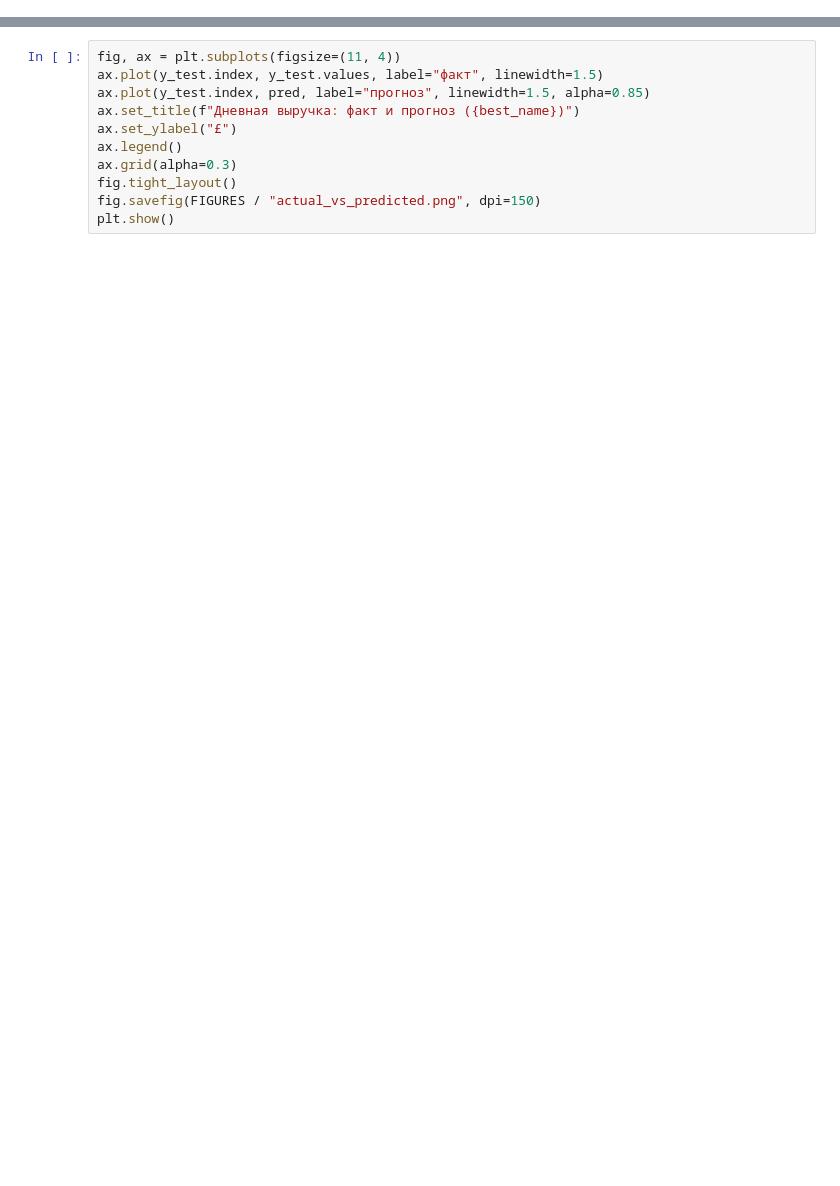
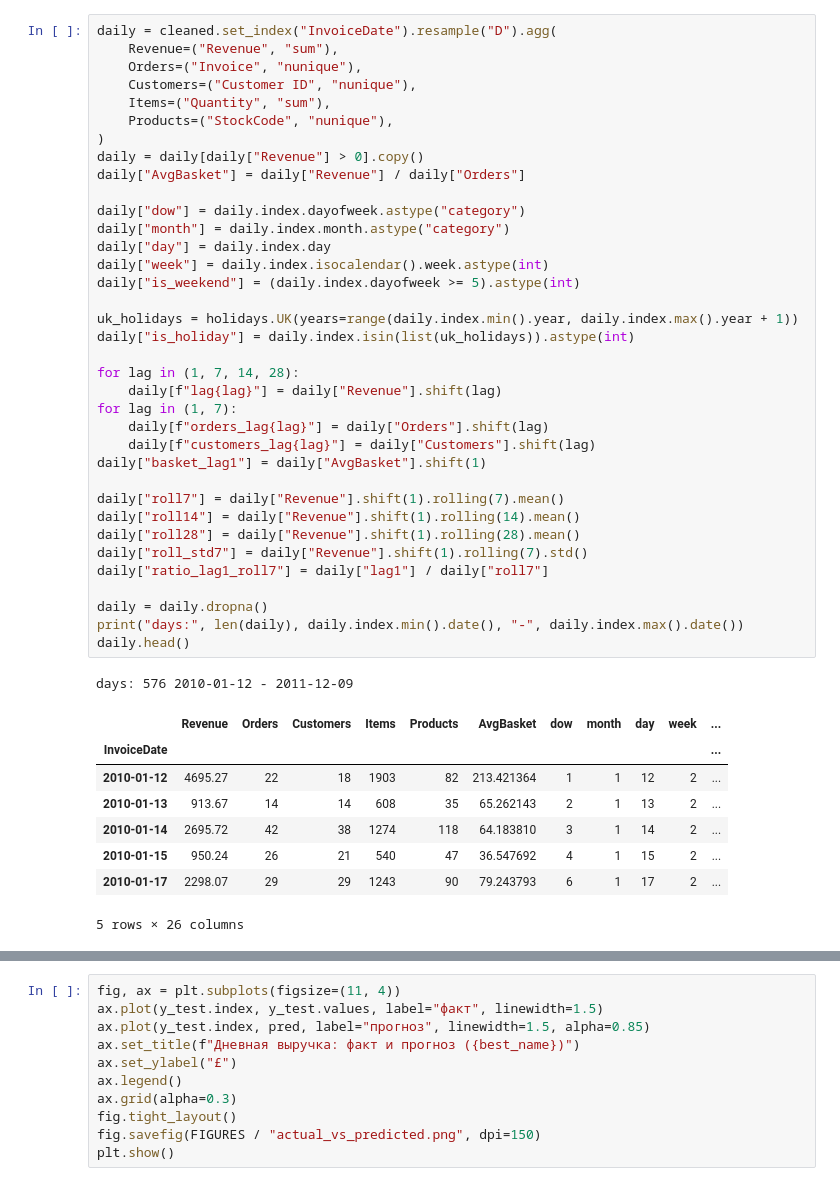
Before and after one commit to gor802018-code/retail-revenue-forecast, a Jupyter notebook: notebooks/01_eda_model.ipynb, the cells around one changed output, grey strips where cells are left out. Saved outputs shown, nothing was run; the diff lists cells and outputs as text; blank space fills up the shorter version.

```diff
--- a/notebooks/01_eda_model.ipynb
+++ b/notebooks/01_eda_model.ipynb
@@ -348,0 +129,46 @@ saved: D:\ML\Projects\kwork\eda_model\models\pipeline.pkl
+# %%
+daily = cleaned.set_index("InvoiceDate").resample("D").agg(
+    Revenue=("Revenue", "sum"),
+    Orders=("Invoice", "nunique"),
+    Customers=("Customer ID", "nunique"),
+    Items=("Quantity", "sum"),
+    Products=("StockCode", "nunique"),
+)
+daily = daily[daily["Revenue"] > 0].copy()
+daily["AvgBasket"] = daily["Revenue"] / daily["Orders"]
+
+daily["dow"] = daily.index.dayofweek.astype("category")
+daily["month"] = daily.index.month.astype("category")
+daily["day"] = daily.index.day
+daily["week"] = daily.index.isocalendar().week.astype(int)
+daily["is_weekend"] = (daily.index.dayofweek >= 5).astype(int)
+
+uk_holidays = holidays.UK(years=range(daily.index.min().year, daily.index.max().year + 1))
+daily["is_holiday"] = daily.index.isin(list(uk_holidays)).astype(int)
+
+for lag in (1, 7, 14, 28):
+    daily[f"lag{lag}"] = daily["Revenue"].shift(lag)
+for lag in (1, 7):
+    daily[f"orders_lag{lag}"] = daily["Orders"].shift(lag)
+    daily[f"customers_lag{lag}"] = daily["Customers"].shift(lag)
+daily["basket_lag1"] = daily["AvgBasket"].shift(1)
+
+daily["roll7"] = daily["Revenue"].shift(1).rolling(7).mean()
+daily["roll14"] = daily["Revenue"].shift(1).rolling(14).mean()
+daily["roll28"] = daily["Revenue"].shift(1).rolling(28).mean()
+daily["roll_std7"] = daily["Revenue"].shift(1).rolling(7).std()
+daily["ratio_lag1_roll7"] = daily["lag1"] / daily["roll7"]
+
+daily = daily.dropna()
+print("days:", len(daily), daily.index.min().date(), "-", daily.index.max().date())
+daily.head()
+# %% [output]
+days: 576 2010-01-12 - 2011-12-09
+|  | Revenue | Orders | Customers | Items | Products | AvgBasket | dow | month | day | week | ... |
+| InvoiceDate |  |  |  |  |  |  |  |  |  |  | ... |
+| 2010-01-12 | 4695.27 | 22 | 18 | 1903 | 82 | 213.421364 | 1 | 1 | 12 | 2 | ... |
+| 2010-01-13 | 913.67 | 14 | 14 | 608 | 35 | 65.262143 | 2 | 1 | 13 | 2 | ... |
+| 2010-01-14 | 2695.72 | 42 | 38 | 1274 | 118 | 64.183810 | 3 | 1 | 14 | 2 | ... |
+| 2010-01-15 | 950.24 | 26 | 21 | 540 | 47 | 36.547692 | 4 | 1 | 15 | 2 | ... |
+| 2010-01-17 | 2298.07 | 29 | 29 | 1243 | 90 | 79.243793 | 6 | 1 | 17 | 2 | ... |
+5 rows × 26 columns
```
Also changed, not shown: parts of 44 cells of this notebook, 8 other files.
